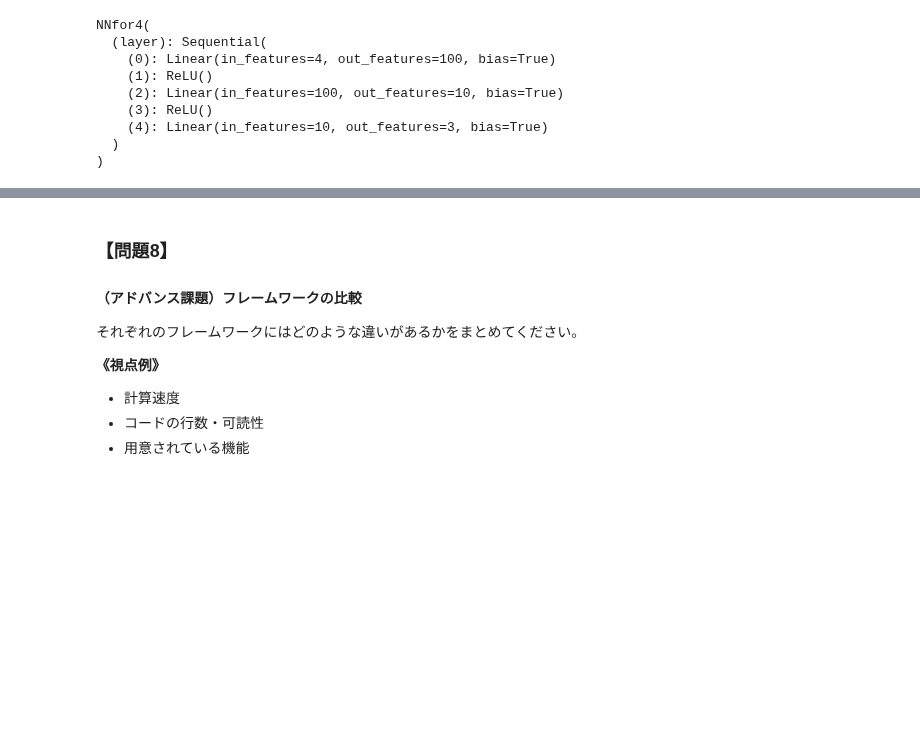
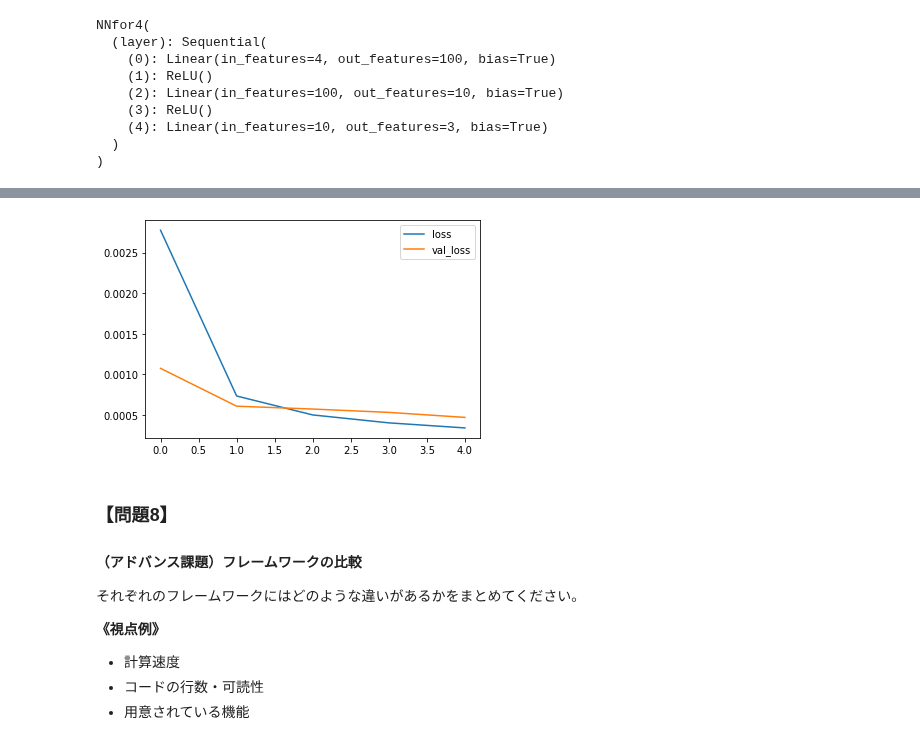
Before and after one commit to taiki-nakaso/diveintocode-ml, a Jupyter notebook: src/term2/sprint14/sprint14-session2.ipynb, the cells around one changed output, grey strips where cells are left out. Saved outputs shown, nothing was run; the diff lists cells and outputs as text; code cells hidden in the pictures; blank space fills up the shorter version.

```diff
--- a/src/term2/sprint14/sprint14-session2.ipynb
+++ b/src/term2/sprint14/sprint14-session2.ipynb
@@ -1132,0 +1413,12 @@ y_test [1 0 2 1 2 1 2 0 0 0 1 0 0 0 0 2 0 0 2 2 1 0 2 2 1 2 2 0 0 2]
+# %%
+# 【問題6】MNISTをKerasで学習
+# 読み込み
+(X_train, y_train), (X_test, y_test) = mnist.load_data()
+X_train = X_train.astype(np.float)[:, np.newaxis, :, :]
+X_test = X_test.astype(np.float)[:, np.newaxis, :, :]
+X_train /= 255
+X_test /= 255
+X_train, X_val, y_train, y_val = train_test_split(X_train, y_train, test_size=0.2)
+print(X_train.shape)
+print(X_val.shape)
+print(X_test.shape)
@@ -1132,0 +1470,28 @@ y_test [1 0 2 1 2 1 2 0 0 0 1 0 0 0 0 2 0 0 2 2 1 0 2 2 1 2 2 0 0 2]
+# %%
+## ミニバッチ
+batch_size = 128
+
+## numpy配列をテンソルに変換
+t_X_train = torch.from_numpy(X_train).float()
+t_y_train = torch.from_numpy(y_train).long()
+t_X_valid = torch.from_numpy(X_val).float()
+t_y_valid = torch.from_numpy(y_val).long()
+
+## 特徴量とラベルをデータセットにまとめる
+dataset_train = TensorDataset(t_X_train, t_y_train)
+dataset_valid = TensorDataset(t_X_valid, t_y_valid)
+
+# データローダを作成
+loader_train = DataLoader(dataset_train, batch_size=batch_size, shuffle=True)
+loader_valid = DataLoader(dataset_valid, batch_size=batch_size)
+# %%
+## オプティマイザ
+lr = 0.001
+
+optimizer = optim.Adam(
+    model.parameters(),
+    lr=lr
+)
+
+## 損失関数
+criterion = nn.CrossEntropyLoss()
@@ -1133,3 +1652,10 @@ y_test [1 0 2 1 2 1 2 0 0 0 1 0 0 0 0 2 0 0 2 2 1 0 2 2 1 2 2 0 0 2]
+# %%
+plt.plot(train_history, label="loss")
+plt.plot(val_history, label="val_loss")
+plt.legend()
+plt.show()
+# %% [output]
+[figure, added]
 # %% [markdown]
 ### 【問題8】
 #### （アドバンス課題）フレームワークの比較
```
Also changed, not shown: parts of 34 cells of this notebook.
